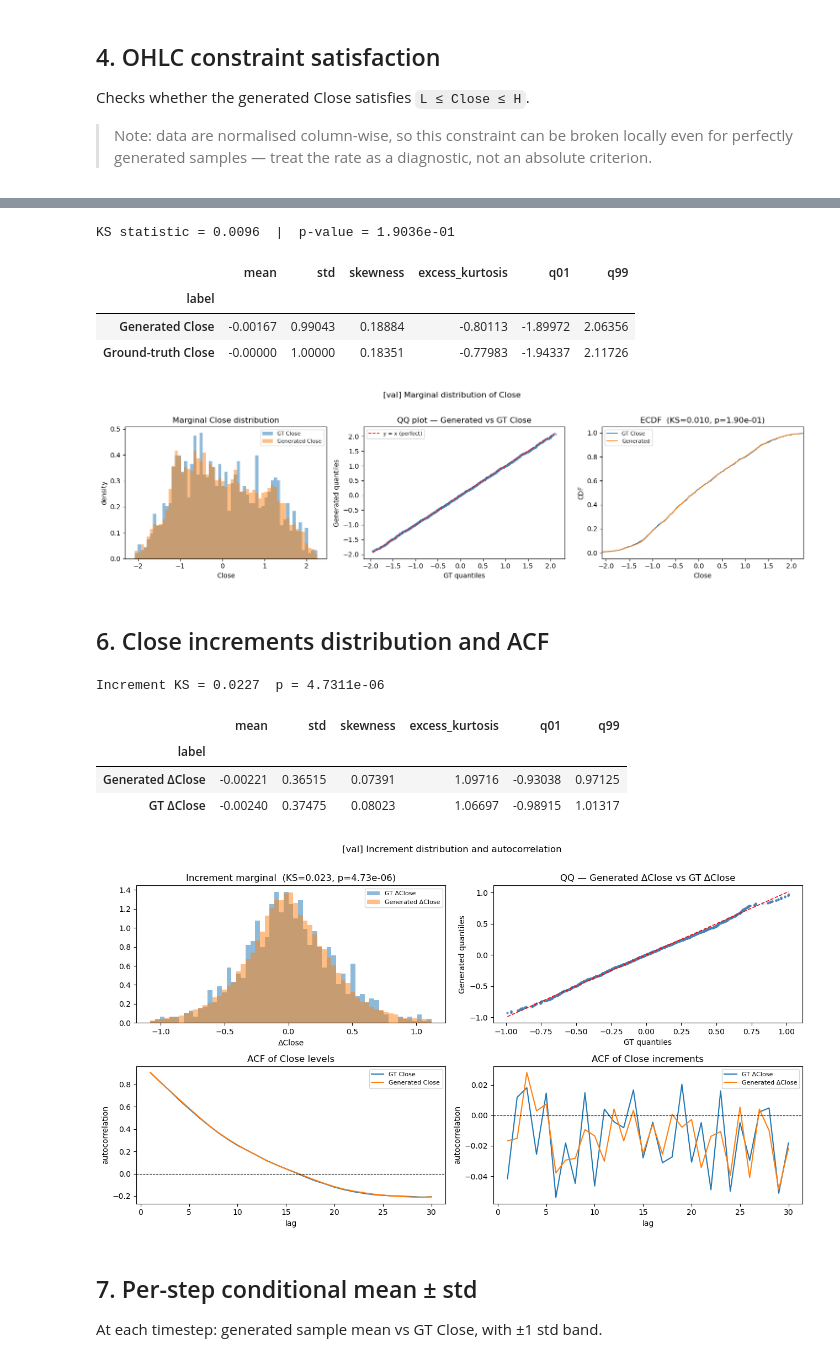
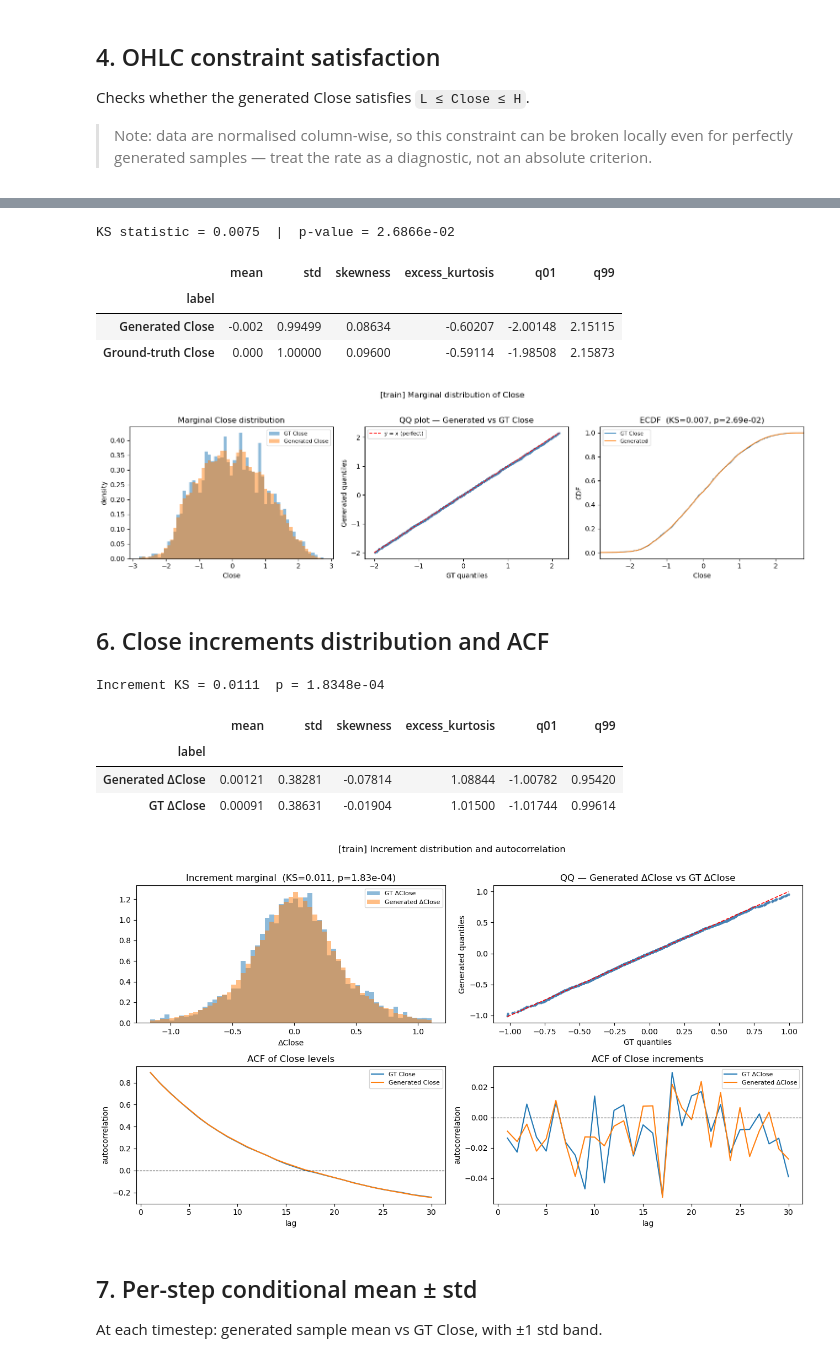
Before and after one commit to GiacomoNegri/Master-Thesis, a Jupyter notebook: notebooks/OHLC_conditional_csv_analysis.ipynb, the cells around one changed output, grey strips where cells are left out. Saved outputs shown, nothing was run; the diff lists cells and outputs as text; code cells hidden in the pictures.

```diff
--- a/notebooks/OHLC_conditional_csv_analysis.ipynb
+++ b/notebooks/OHLC_conditional_csv_analysis.ipynb
@@ -20,12 +20,12 @@ CSV schemas
 # %%
 # ── USER INPUTS ───────────────────────────────────────────────────────────────
 CHECKPOINT_STEM = (
-    "NO_NO_FAKE_FTS_PROC_CLOS_ep-110_20260408_183900"
+    "NO_NO_FAKE_FTS_PROC_CLOS_ep-212_20260412"
 )  # <-- sub-folder name under GEN_DIR (= checkpoint filename without .pt)
 
 GEN_DIR = "../data/generated/conditional"  # base directory where generate_samples.py writes
 
-SPLIT   = "val"   # "train" | "val" | "both"  — which split(s) to analyse
+SPLIT   = "both"   # "train" | "val" | "both"  — which split(s) to analyse
 # ─────────────────────────────────────────────────────────────────────────────
 # %%
 import os
@@ -285,7 +291,7 @@ print()
 display(df_moments)
 
 combined = np.concatenate([gen_flat, gt_flat])
-lo, hi   = np.quantile(combined, [0.005, 0.995])
+lo, hi   = np.quantile(combined, [0.0005, 0.9995])
 bins     = np.linspace(lo, hi, 60)
 probs    = np.linspace(0.01, 0.99, min(len(gen_flat), 5_000))
 
@@ -293,37 +299,37 @@ fig, axes = plt.subplots(1, 3, figsize=(15, 4))
 
 ax = axes[0]
 ax.hist(gt_flat,  bins=bins, density=True, alpha=0.5, label="GT Close",        color="tab:blue")
 ax.hist(gen_flat, bins=bins, density=True, alpha=0.5, label="Generated Close", color="tab:orange")
 ax.set_title("Marginal Close distribution")
 ax.set_xlabel("Close"); ax.set_ylabel("density"); ax.legend(fontsize=8)
 
 ax = axes[1]
 q_gt  = np.quantile(gt_flat,  probs)
 q_gen = np.quantile(gen_flat, probs)
 ax.scatter(q_gt, q_gen, s=4, alpha=0.5, color="steelblue")
 lims = [min(q_gt.min(), q_gen.min()), max(q_gt.max(), q_gen.max())]
 ax.plot(lims, lims, "r--", lw=1.2, label="y = x (perfect)")
 ax.set_title("QQ plot — Generated vs GT Close")
 ax.set_xlabel("GT quantiles"); ax.set_ylabel("Generated quantiles"); ax.legend(fontsize=8)
 
 ax = axes[2]
 for vals, label, color in [(gt_flat, "GT Close", "tab:blue"), (gen_flat, "Generated", "tab:orange")]:
     s = np.sort(vals)
     ax.plot(s, np.arange(1, len(s) + 1) / len(s), label=label, lw=1.2)
 ax.set_xlim(lo, hi)
 ax.set_title(f"ECDF  (KS={ks_stat:.3f}, p={ks_p:.2e})")
 ax.set_xlabel("Close"); ax.set_ylabel("CDF"); ax.legend(fontsize=8)
 
 plt.suptitle(f"[{ANALYSIS_SPLIT}] Marginal distribution of Close", y=1.02)
 plt.tight_layout()
 plt.show()
 # %% [output]
-KS statistic = 0.0096  |  p-value = 1.9036e-01
+KS statistic = 0.0075  |  p-value = 2.6866e-02
 |  | mean | std | skewness | excess_kurtosis | q01 | q99 |
 | label |  |  |  |  |  |  |
-| Generated Close | -0.00167 | 0.99043 | 0.18884 | -0.80113 | -1.89972 | 2.06356 |
-| Ground-truth Close | -0.00000 | 1.00000 | 0.18351 | -0.77983 | -1.94337 | 2.11726 |
+| Generated Close | -0.002 | 0.99499 | 0.08634 | -0.60207 | -2.00148 | 2.15115 |
+| Ground-truth Close | 0.000 | 1.00000 | 0.09600 | -0.59114 | -1.98508 | 2.15873 |
-[figure, old version]
+[figure, new version]
 # %% [markdown]
 ## 6. Close increments distribution and ACF
 # %%
@@ -387,12 +393,12 @@ plt.suptitle(f"[{ANALYSIS_SPLIT}] Increment distribution and autocorrelation", y
 plt.tight_layout()
 plt.show()
 # %% [output]
-Increment KS = 0.0227  p = 4.7311e-06
+Increment KS = 0.0111  p = 1.8348e-04
 |  | mean | std | skewness | excess_kurtosis | q01 | q99 |
 | label |  |  |  |  |  |  |
-| Generated ΔClose | -0.00221 | 0.36515 | 0.07391 | 1.09716 | -0.93038 | 0.97125 |
-| GT ΔClose | -0.00240 | 0.37475 | 0.08023 | 1.06697 | -0.98915 | 1.01317 |
+| Generated ΔClose | 0.00121 | 0.38281 | -0.07814 | 1.08844 | -1.00782 | 0.95420 |
+| GT ΔClose | 0.00091 | 0.38631 | -0.01904 | 1.01500 | -1.01744 | 0.99614 |
-[figure, old version]
+[figure, new version]
 # %% [markdown]
 ## 7. Per-step conditional mean ± std
 
```
Also changed, not shown: parts of 9 cells of this notebook.
